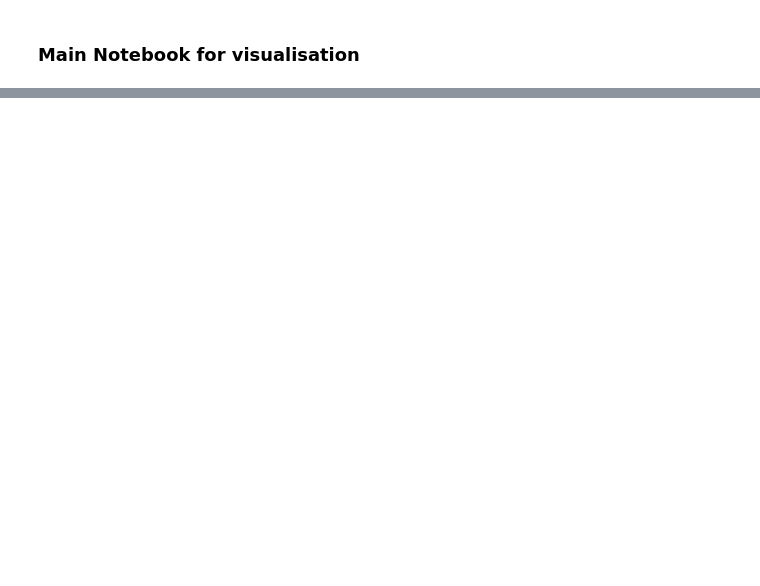
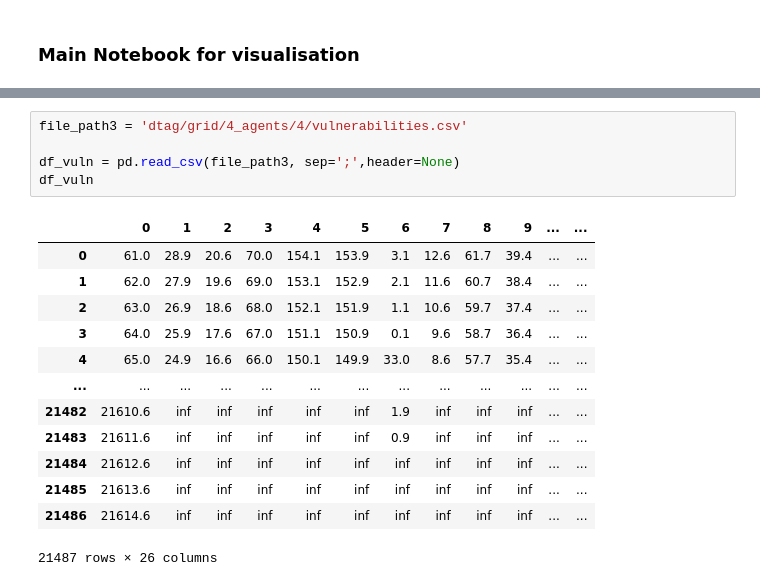
Before and after one commit to jward0/Intelligent-Intruder, a Jupyter notebook: main.ipynb, the cells around one changed output, grey strips where cells are left out. Saved outputs shown, nothing was run; the diff lists cells and outputs as text; blank space fills up the shorter version.

```diff
--- a/main.ipynb
+++ b/main.ipynb
@@ -52,0 +64,19 @@ df2
+# %%
+file_path3 = 'dtag/grid/4_agents/4/vulnerabilities.csv'
+
+df_vuln = pd.read_csv(file_path3, sep=';',header=None)
+df_vuln
+# %% [output]
+|  | 0 | 1 | 2 | 3 | 4 | 5 | 6 | 7 | 8 | 9 | ... | ... |
+| 0 | 61.0 | 28.9 | 20.6 | 70.0 | 154.1 | 153.9 | 3.1 | 12.6 | 61.7 | 39.4 | ... | ... |
+| 1 | 62.0 | 27.9 | 19.6 | 69.0 | 153.1 | 152.9 | 2.1 | 11.6 | 60.7 | 38.4 | ... | ... |
+| 2 | 63.0 | 26.9 | 18.6 | 68.0 | 152.1 | 151.9 | 1.1 | 10.6 | 59.7 | 37.4 | ... | ... |
+| 3 | 64.0 | 25.9 | 17.6 | 67.0 | 151.1 | 150.9 | 0.1 | 9.6 | 58.7 | 36.4 | ... | ... |
+| 4 | 65.0 | 24.9 | 16.6 | 66.0 | 150.1 | 149.9 | 33.0 | 8.6 | 57.7 | 35.4 | ... | ... |
+| ... | ... | ... | ... | ... | ... | ... | ... | ... | ... | ... | ... | ... |
+| 21482 | 21610.6 | inf | inf | inf | inf | inf | 1.9 | inf | inf | inf | ... | ... |
+| 21483 | 21611.6 | inf | inf | inf | inf | inf | 0.9 | inf | inf | inf | ... | ... |
+| 21484 | 21612.6 | inf | inf | inf | inf | inf | inf | inf | inf | inf | ... | ... |
+| 21485 | 21613.6 | inf | inf | inf | inf | inf | inf | inf | inf | inf | ... | ... |
+| 21486 | 21614.6 | inf | inf | inf | inf | inf | inf | inf | inf | inf | ... | ... |
+21487 rows × 26 columns
```
Also changed, not shown: parts of 4 cells of this notebook, 1 other file.
